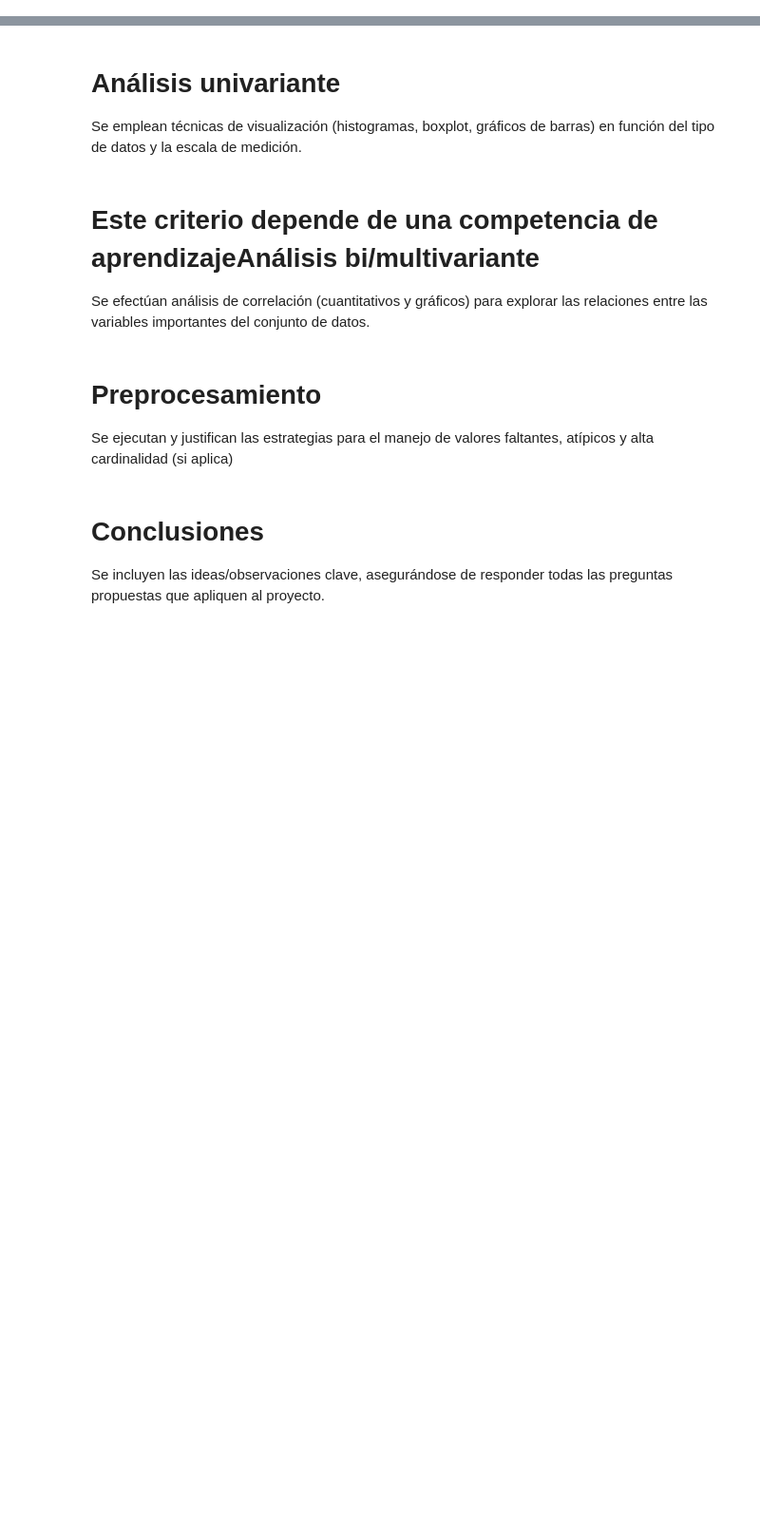
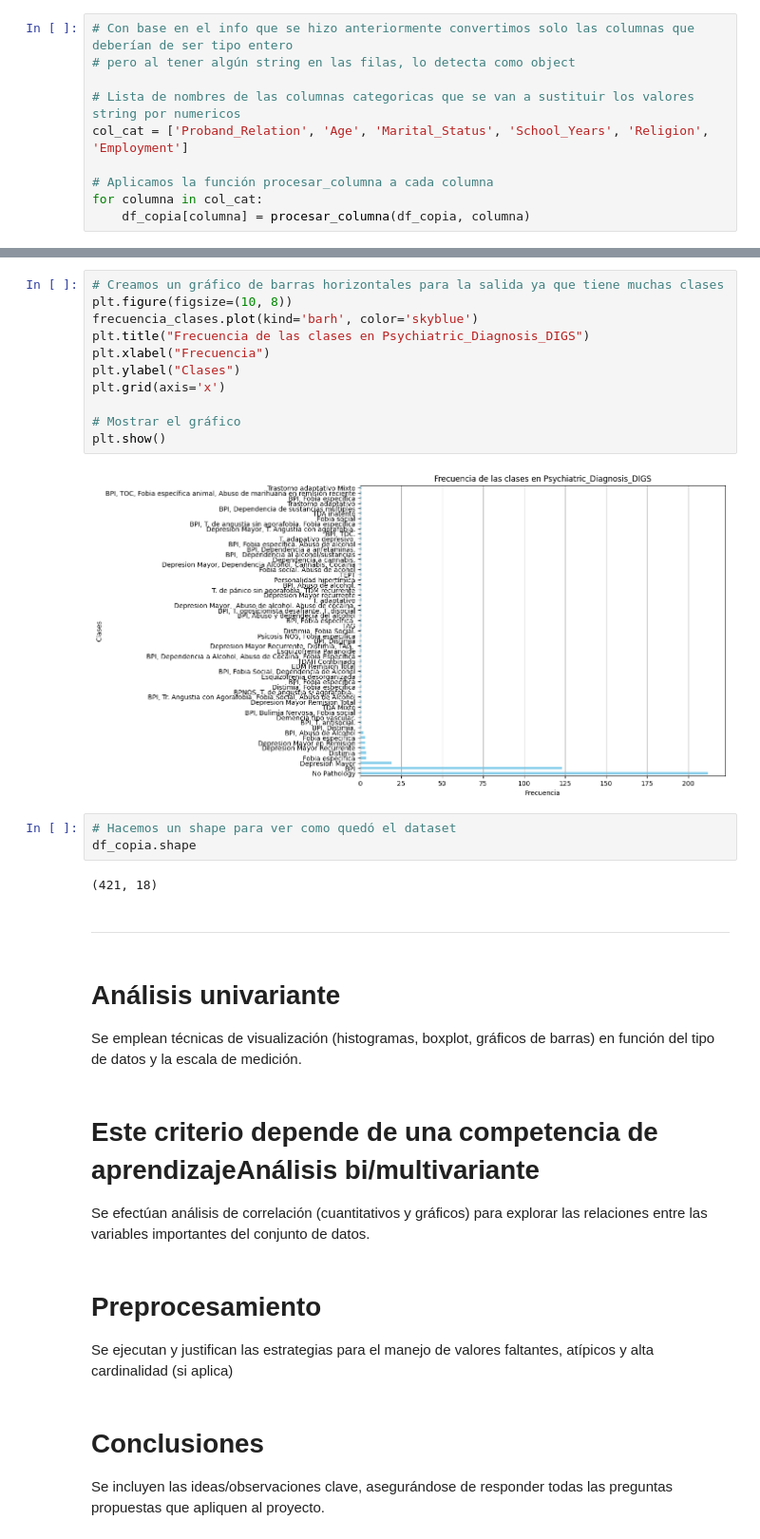
Before and after one commit to Charles-CB/Actividades_Aprendizaje-, a Jupyter notebook: Avance1/Copia_Avance1_5.ipynb, the cells around one changed output, grey strips where cells are left out. Shown at 95% size. Saved outputs shown, nothing was run; the diff lists cells and outputs as text; blank space fills up the shorter version.

```diff
--- a/Avance1/Copia_Avance1_5.ipynb
+++ b/Avance1/Copia_Avance1_5.ipynb
@@ -9,0 +190,10 @@ Hola Mundo.
+# %%
+# Con base en el info que se hizo anteriormente convertimos solo las columnas que deberían de ser tipo entero
+# pero al tener algún string en las filas, lo detecta como object
+
+# Lista de nombres de las columnas categoricas que se van a sustituir los valores string por numericos
+col_cat = ['Proband_Relation', 'Age', 'Marital_Status', 'School_Years', 'Religion', 'Employment']
+
+# Aplicamos la función procesar_columna a cada columna
+for columna in col_cat:
+    df_copia[columna] = procesar_columna(df_copia, columna)
@@ -10,3 +369,25 @@ Hola Mundo.
+# %%
+# Creamos un gráfico de barras horizontales para la salida ya que tiene muchas clases
+plt.figure(figsize=(10, 8))
+frecuencia_clases.plot(kind='barh', color='skyblue')
+plt.title("Frecuencia de las clases en Psychiatric_Diagnosis_DIGS")
+plt.xlabel("Frecuencia")
+plt.ylabel("Clases")
+plt.grid(axis='x')
+
+# Mostrar el gráfico
+plt.show()
+# %% [output]
+[figure, added]
+# %%
+# Hacemos un shape para ver como quedó el dataset
+df_copia.shape
+# %% [output]
+(421, 18)
+# %% [markdown]
+
+
+---
 # %% [markdown]
 # Análisis univariante
 Se emplean técnicas de visualización (histogramas, boxplot, gráficos de barras) en función del tipo de datos y la escala de medición.
```
Also changed, not shown: parts of 27 cells of this notebook.
